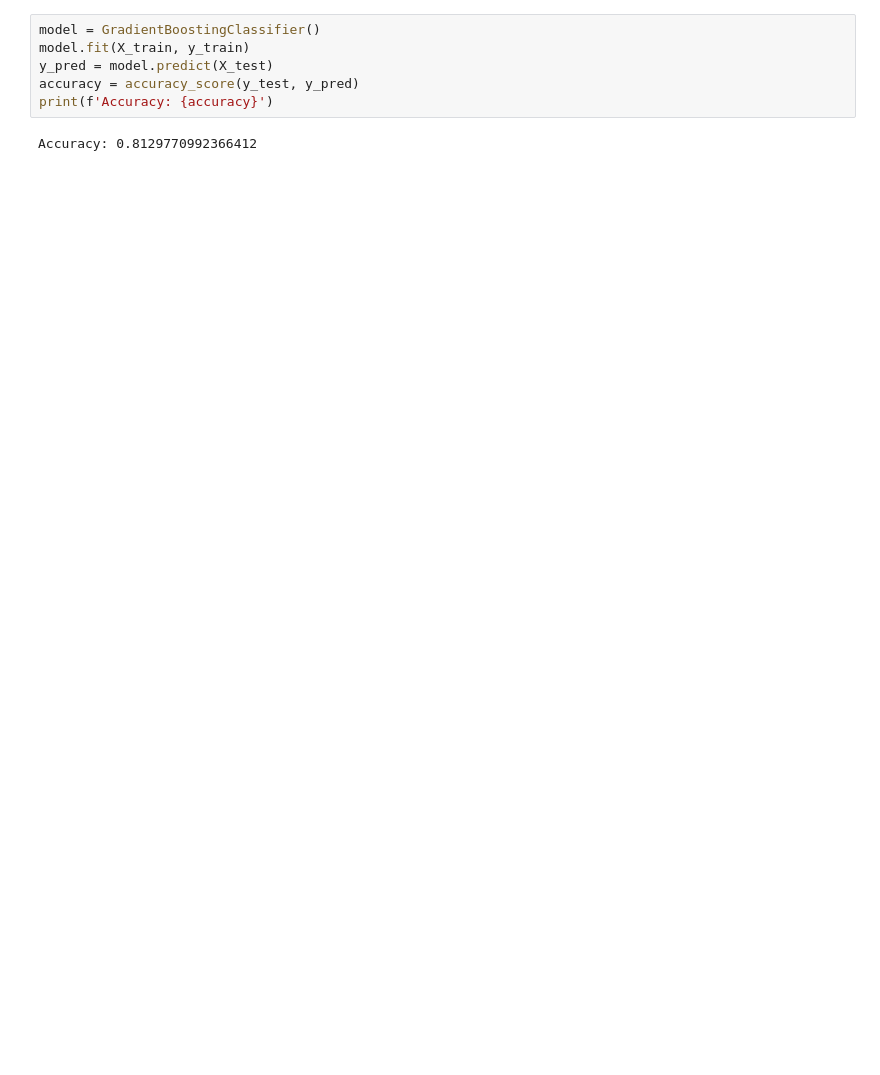
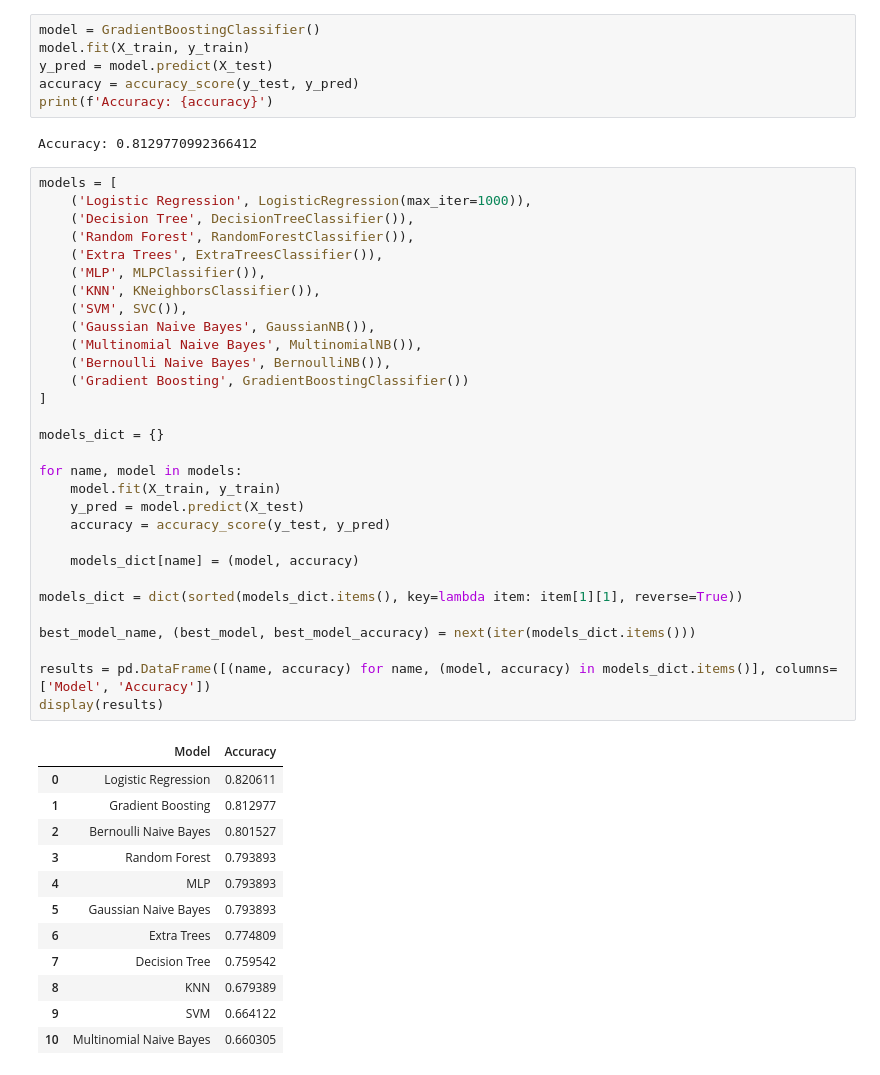
Before and after one commit to antoniooazevedo/titanic-dataset-analysis, a Jupyter notebook: analysis.ipynb, the cells around one changed output. Drawn from its saved outputs; the diff is of its cells as text; blank space fills up the shorter version.

```diff
--- a/analysis.ipynb
+++ b/analysis.ipynb
@@ -397,3 +406,46 @@ accuracy = accuracy_score(y_test, y_pred)
 print(f'Accuracy: {accuracy}')
 # %% [output]
 Accuracy: 0.8129770992366412
+# %%
+models = [
+    ('Logistic Regression', LogisticRegression(max_iter=1000)),
+    ('Decision Tree', DecisionTreeClassifier()),
+    ('Random Forest', RandomForestClassifier()),
+    ('Extra Trees', ExtraTreesClassifier()),
+    ('MLP', MLPClassifier()),
+    ('KNN', KNeighborsClassifier()),
+    ('SVM', SVC()),
+    ('Gaussian Naive Bayes', GaussianNB()),
+    ('Multinomial Naive Bayes', MultinomialNB()),
+    ('Bernoulli Naive Bayes', BernoulliNB()),
+    ('Gradient Boosting', GradientBoostingClassifier())
+]
+
+models_dict = {}
+
+for name, model in models:
+    model.fit(X_train, y_train)
+    y_pred = model.predict(X_test)
+    accuracy = accuracy_score(y_test, y_pred)
+
+    models_dict[name] = (model, accuracy)
+
+models_dict = dict(sorted(models_dict.items(), key=lambda item: item[1][1], reverse=True))
+
+best_model_name, (best_model, best_model_accuracy) = next(iter(models_dict.items()))
+
+results = pd.DataFrame([(name, accuracy) for name, (model, accuracy) in models_dict.items()], columns=['Model', 'Accuracy'])
+display(results)
+# %% [output]
+|  | Model | Accuracy |
+| 0 | Logistic Regression | 0.820611 |
+| 1 | Gradient Boosting | 0.812977 |
+| 2 | Bernoulli Naive Bayes | 0.801527 |
+| 3 | Random Forest | 0.793893 |
+| 4 | MLP | 0.793893 |
+| 5 | Gaussian Naive Bayes | 0.793893 |
+| 6 | Extra Trees | 0.774809 |
+| 7 | Decision Tree | 0.759542 |
+| 8 | KNN | 0.679389 |
+| 9 | SVM | 0.664122 |
+| 10 | Multinomial Naive Bayes | 0.660305 |
```
Also changed, not shown: parts of 28 cells of this notebook.
